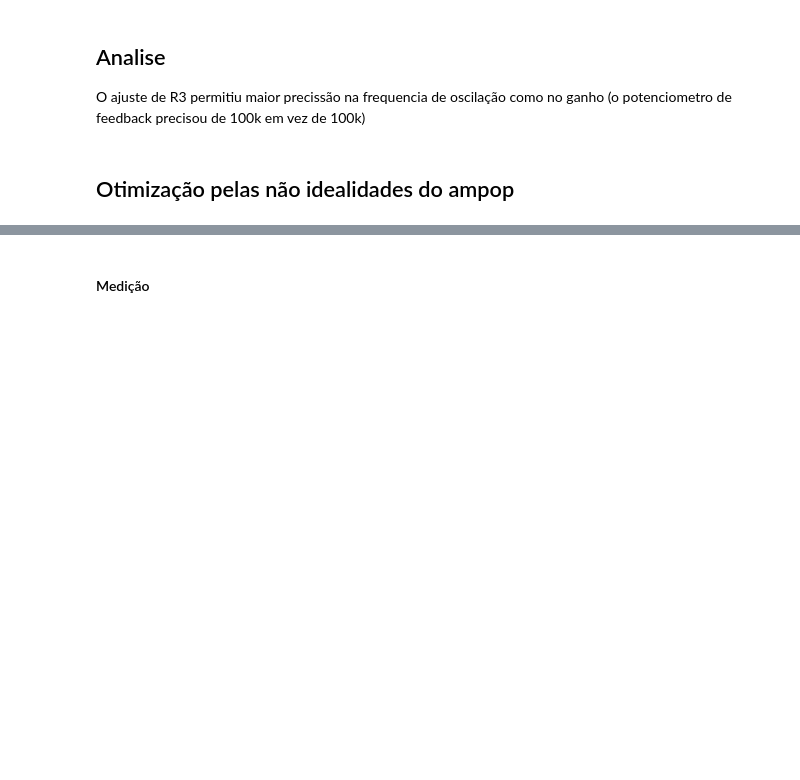
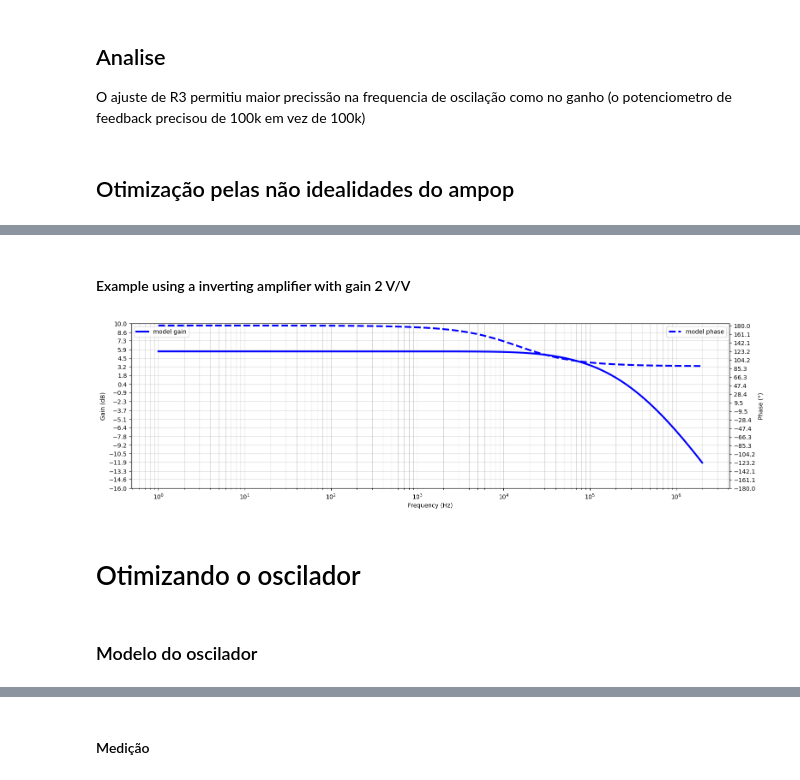
Before and after one commit to JoaoMario109/eletronica-3, a Jupyter notebook: atividade-2/simulation.ipynb, the cells around one changed output, grey strips where cells are left out. Drawn from its saved outputs; the diff is of its cells as text; code cells hidden in the pictures; blank space fills up the shorter version.

```diff
--- a/atividade-2/simulation.ipynb
+++ b/atividade-2/simulation.ipynb
@@ -392,0 +964,63 @@ O ajuste de R3 permitiu maior precissão na frequencia de oscilação como no ga
+# %%
+def inverting_opamp_model(r1, rf, r_opamp, c_opamp, open_loop_gain, frequency):
+	# Get intrinsic gain and phase of the opamp
+	Aov_mag, Aov_phase, omega = get_opamp_model_output(r_opamp, c_opamp, open_loop_gain, frequency)
+
+	# Classic inverting amplifier gain with opamp
+	G_abs = ((r1 + rf) / r1)
+	G_real_abs = 1 / ((1 / G_abs) + (1 / Aov_mag))
+	G_real_phase = Aov_phase
+
+	return G_real_abs * np.exp(1j * G_real_phase)
+# %% [markdown]
+#### Example using a inverting amplifier with gain 2 V/V
+# %%
+fig, ax = plt.subplots(figsize = (18, 5))
+
+g_real = inverting_opamp_model(10e3, 10e3, r, c, open_loop_gain, df.index)
+
+ax.plot(
+	df.index,
+	linear_2_log(np.abs(g_real)),
+	label = "model gain",
+	color = "b",
+	linewidth = 3.0
+)
+
+# plot phases
+ax2 = ax.twinx()
+
+ax2.plot(
+	df.index,
+	np.rad2deg(np.angle(g_real)),
+	label = "model phase",
+	color = "b",
+	linestyle = "--",
+	linewidth = 3.0
+)
+
+# general ax configuration
+ax.legend(loc="upper left")
+ax.grid(visible = True, which = "both", axis = "both", alpha = 0.5)
+ax.set_ylabel("Gain (dB)")
+ax.set_xlabel("Frequency (Hz)")
+ax.set_yticks(np.round(np.linspace(-16, 10, 20), 1))
+
+ax2.legend()
+ax2.set_ylabel("Phase (°)")
+ax2.set_yticks(np.round(np.linspace(-180, 180, 20), 1))
+
+# configure X axis
+ax.set_xscale('log', base = 10)
+ax.xaxis.set_major_locator(LogLocator(base = 10.0, numticks = 15))
+ax.xaxis.set_minor_locator(
+	LogLocator(
+		base = 10.0, subs = np.arange(0.1, 1.0, 0.1), numticks = 150
+	)
+)
+# %% [output]
+[figure, added]
+# %% [markdown]
+# Otimizando o oscilador
+# %% [markdown]
+### Modelo do oscilador
```
Also changed, not shown: parts of 49 cells of this notebook.
